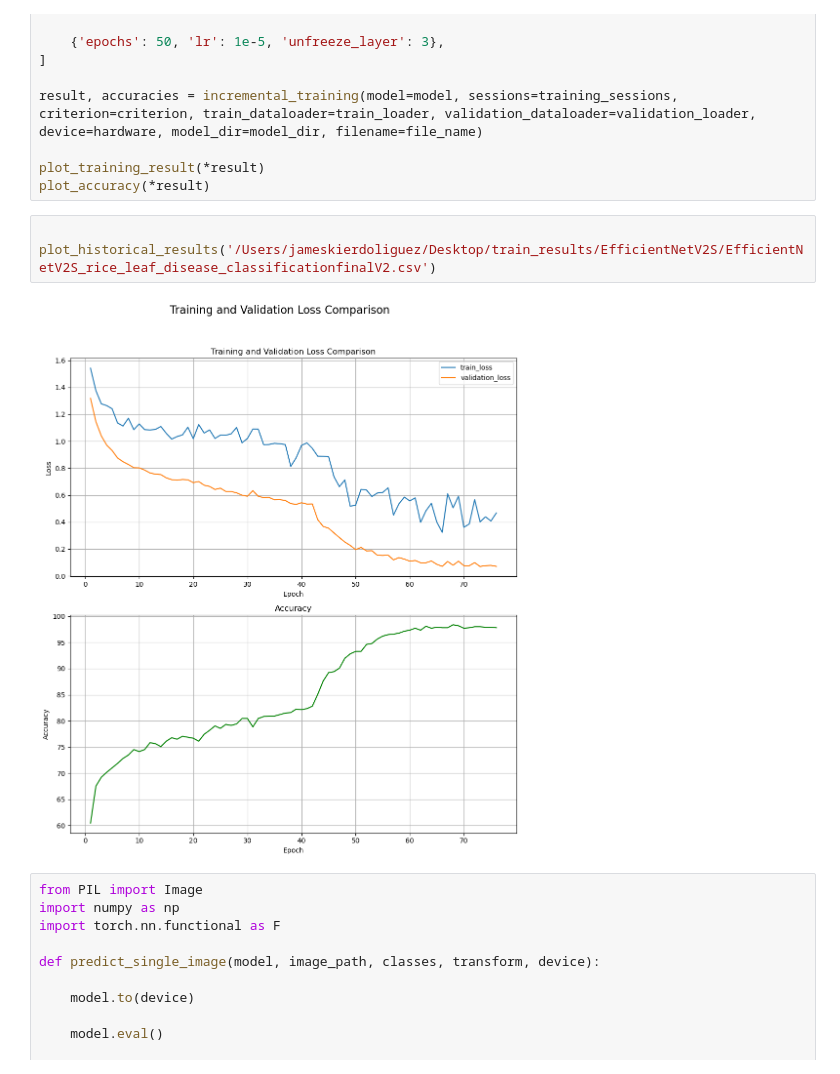
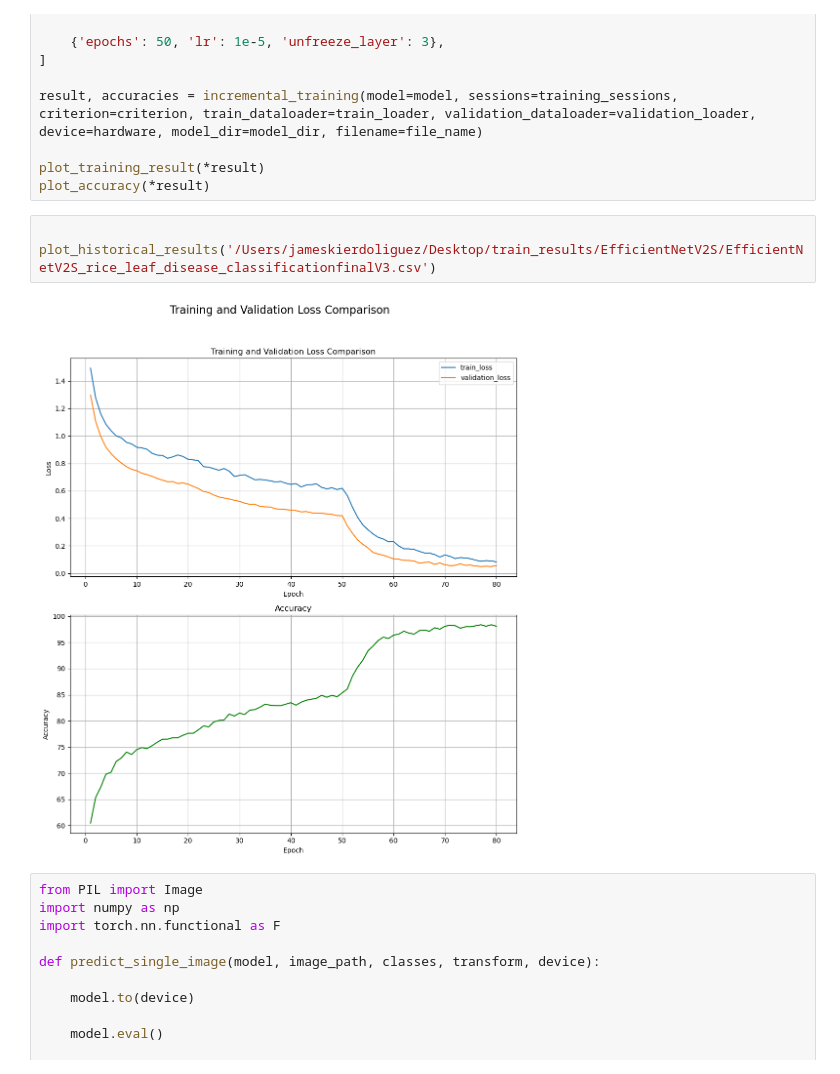
Before and after one commit to Toki001/thesis, a Jupyter notebook: Thesis_Torch-based.ipynb, the cells around one changed output. Cells and saved outputs as stored; diff of their text form.

```diff
--- a/Thesis_Torch-based.ipynb
+++ b/Thesis_Torch-based.ipynb
@@ -850,9 +852,9 @@ plot_training_result(*result)
 plot_accuracy(*result)
 # %%
 
-plot_historical_results('/Users/jameskierdoliguez/Desktop/train_results/EfficientNetV2S/EfficientNetV2S_rice_leaf_disease_classificationfinalV2.csv')
+plot_historical_results('/Users/jameskierdoliguez/Desktop/train_results/EfficientNetV2S/EfficientNetV2S_rice_leaf_disease_classificationfinalV3.csv')
 # %% [output]
-[figure, old version]
+[figure, new version]
 # %%
 from PIL import Image
 import numpy as np
```
Also changed, not shown: parts of 8 cells of this notebook.
